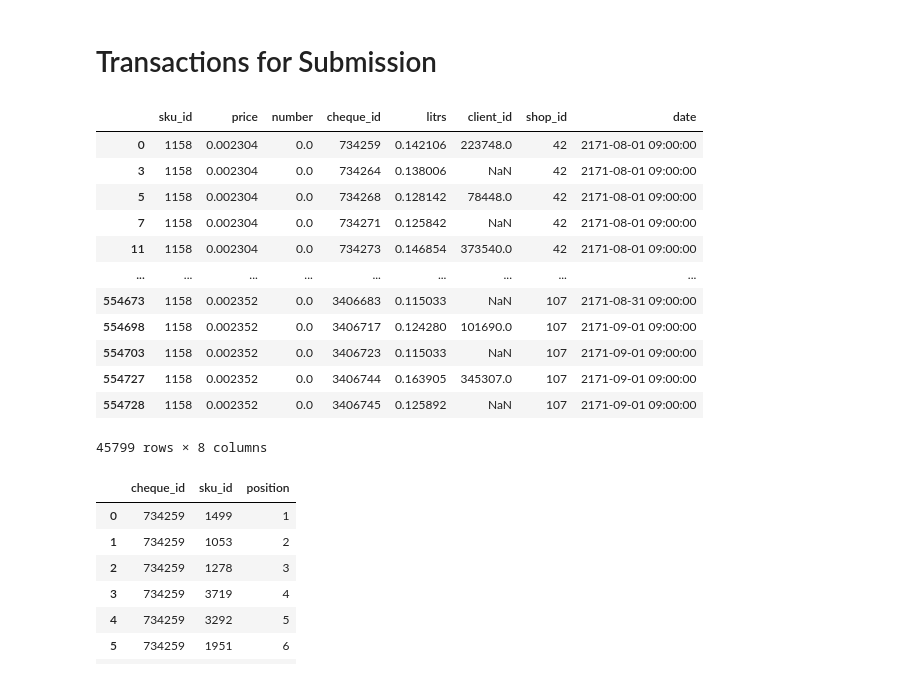
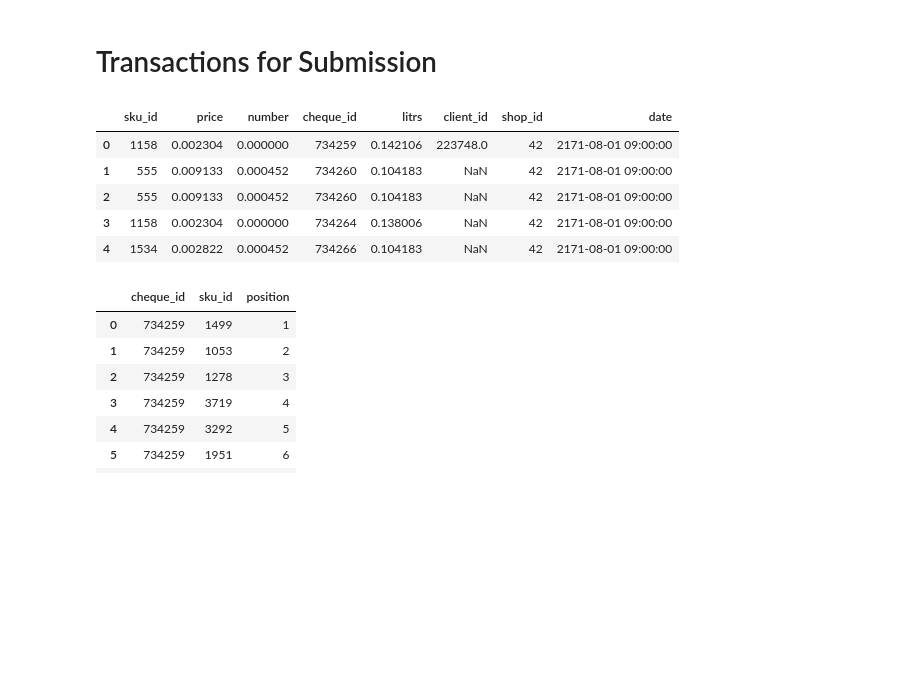
Before and after one commit to kirillzx/GPN-Cup, a Jupyter notebook: GPN_main.ipynb, the cells around one changed output. Saved outputs shown, nothing was run; the diff lists cells and outputs as text; code cells hidden in the pictures; blank space fills up the shorter version.

```diff
--- a/GPN_main.ipynb
+++ b/GPN_main.ipynb
@@ -539,21 +398,14 @@ pd.DataFrame(recommendationsH, columns = ['full_name', 'sku_group', 'brand', 'pr
 # %%
 trans_subm = pd.read_parquet('transactions-for_submission.parquet')
 # %%
-trans_subm[trans_subm['sku_id'] == 1158]
+trans_subm.head()
 # %% [output]
 |  | sku_id | price | number | cheque_id | litrs | client_id | shop_id | date |
-| 0 | 1158 | 0.002304 | 0.0 | 734259 | 0.142106 | 223748.0 | 42 | 2171-08-01 09:00:00 |
-| 3 | 1158 | 0.002304 | 0.0 | 734264 | 0.138006 | NaN | 42 | 2171-08-01 09:00:00 |
-| 5 | 1158 | 0.002304 | 0.0 | 734268 | 0.128142 | 78448.0 | 42 | 2171-08-01 09:00:00 |
-| 7 | 1158 | 0.002304 | 0.0 | 734271 | 0.125842 | NaN | 42 | 2171-08-01 09:00:00 |
-| 11 | 1158 | 0.002304 | 0.0 | 734273 | 0.146854 | 373540.0 | 42 | 2171-08-01 09:00:00 |
-| ... | ... | ... | ... | ... | ... | ... | ... | ... |
-| 554673 | 1158 | 0.002352 | 0.0 | 3406683 | 0.115033 | NaN | 107 | 2171-08-31 09:00:00 |
-| 554698 | 1158 | 0.002352 | 0.0 | 3406717 | 0.124280 | 101690.0 | 107 | 2171-09-01 09:00:00 |
-| 554703 | 1158 | 0.002352 | 0.0 | 3406723 | 0.115033 | NaN | 107 | 2171-09-01 09:00:00 |
-| 554727 | 1158 | 0.002352 | 0.0 | 3406744 | 0.163905 | 345307.0 | 107 | 2171-09-01 09:00:00 |
-| 554728 | 1158 | 0.002352 | 0.0 | 3406745 | 0.125892 | NaN | 107 | 2171-09-01 09:00:00 |
+| 0 | 1158 | 0.002304 | 0.000000 | 734259 | 0.142106 | 223748.0 | 42 | 2171-08-01 09:00:00 |
+| 1 | 555 | 0.009133 | 0.000452 | 734260 | 0.104183 | NaN | 42 | 2171-08-01 09:00:00 |
+| 2 | 555 | 0.009133 | 0.000452 | 734260 | 0.104183 | NaN | 42 | 2171-08-01 09:00:00 |
+| 3 | 1158 | 0.002304 | 0.000000 | 734264 | 0.138006 | NaN | 42 | 2171-08-01 09:00:00 |
+| 4 | 1534 | 0.002822 | 0.000452 | 734266 | 0.104183 | NaN | 42 | 2171-08-01 09:00:00 |
-45799 rows × 8 columns
 # %%
 example = pd.read_parquet('submission-example.parquet')
 # %%
```
Also changed, not shown: parts of 35 cells of this notebook.
